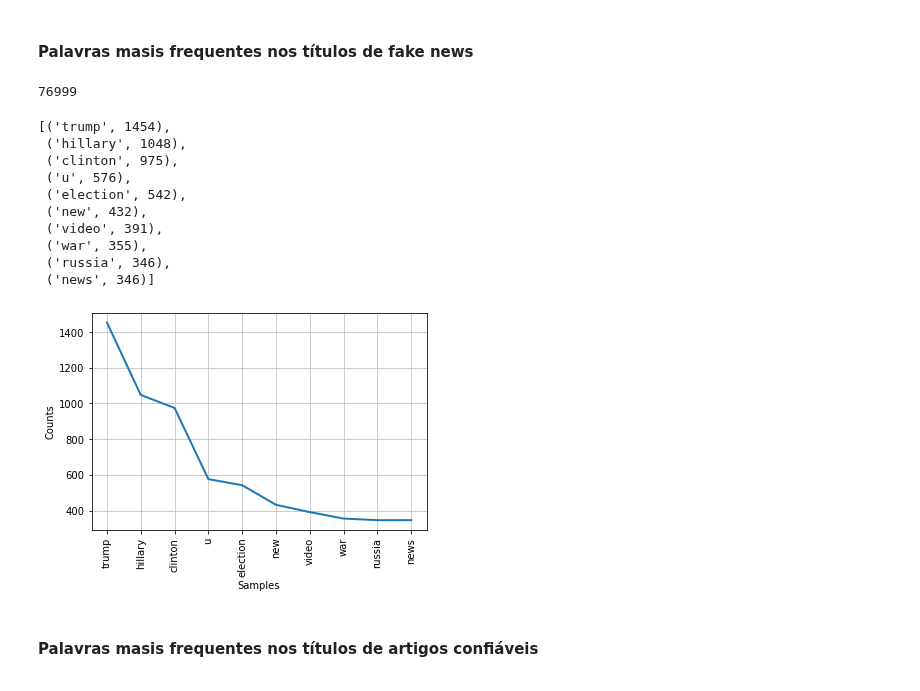
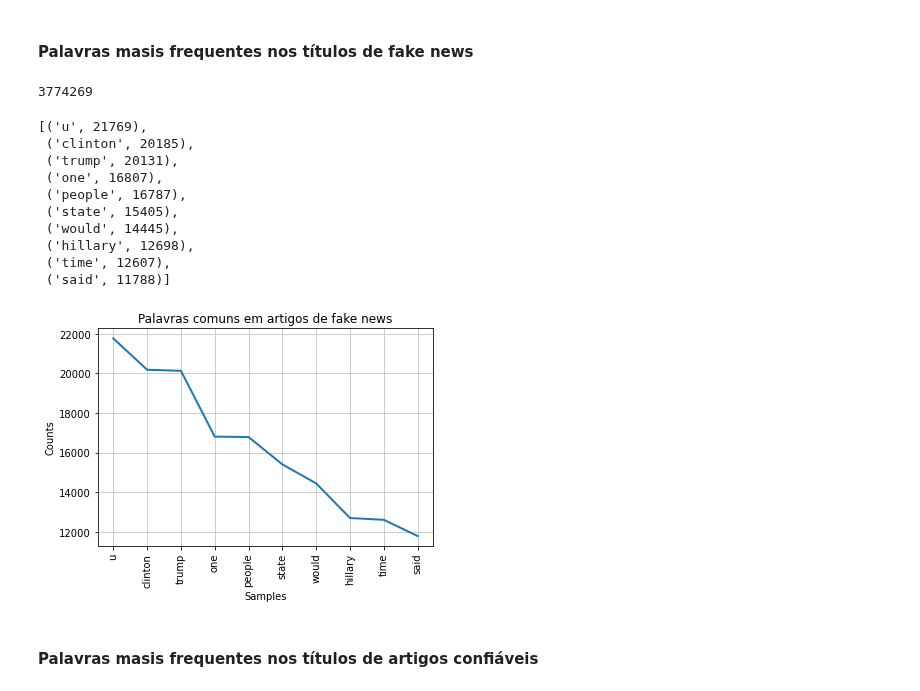
Before and after one commit to GabrielAsato/Curso_DS_Degree, a Jupyter notebook: Módulo 13 - Dados Não Estruturados II/Exercicio_20220902_GabrielAsato.ipynb, the cells around one changed output. Drawn from its saved outputs; the diff is of its cells as text; code cells hidden in the pictures.

Commit message:
Case Fake News

```diff
--- a/Módulo 13 - Dados Não Estruturados II/Exercicio_20220902_GabrielAsato.ipynb
+++ b/Módulo 13 - Dados Não Estruturados II/Exercicio_20220902_GabrielAsato.ipynb
@@ -138,8 +138,8 @@ def preprocessing(string, method = 'stem'):
 [nltk_data]   Package punkt is already up-to-date!
 # %%
 # Testando somente com os títulos
-fk_train['filtered_titles'] = fk_train["title"].apply(lambda x: preprocessing(x, "lemma"))
-fk_train['join_words'] = fk_train['filtered_titles'].apply(lambda x: ' '.join(x))
+fk_train['filtered_text'] = fk_train["text"].apply(lambda x: preprocessing(x, "lemma"))
+fk_train['join_words'] = fk_train['filtered_text'].apply(lambda x: ' '.join(x))
 # %%
 fk_train.head()
 # %% [output]
@@ -164,32 +164,32 @@ words_viz_true = fk_train[fk_train["label"] == 0]
 #### Palavras masis frequentes nos títulos de fake news
 # %%
 words_viz_1 = []
-for i in range(len(words_viz_fake["filtered_titles"])):
-    words_viz_1 += words_viz_fake.iloc[i]["filtered_titles"]
+for i in range(len(words_viz_fake["filtered_text"])):
+    words_viz_1 += words_viz_fake.iloc[i]["filtered_text"]
 # %%
 len(words_viz_1)
 # %% [output]
-76999
+3774269
 # %%
 fdist = FreqDist(words_viz_1)
 fdist.most_common(10)
 # %% [output]
-[('trump', 1454),
- ('hillary', 1048),
- ('clinton', 975),
- ('u', 576),
- ('election', 542),
- ('new', 432),
- ('video', 391),
- ('war', 355),
- ('russia', 346),
- ('news', 346)]
+[('u', 21769),
+ ('clinton', 20185),
+ ('trump', 20131),
+ ('one', 16807),
+ ('people', 16787),
+ ('state', 15405),
+ ('would', 14445),
+ ('hillary', 12698),
+ ('time', 12607),
+ ('said', 11788)]
 # %%
 fdist = FreqDist(words_viz_1)
-fdist.plot(10)
+fdist.plot(10, title = "Palavras comuns em artigos de fake news")
 plt.show()
 # %% [output]
-[figure, old version]
+[figure, new version]
 # %% [markdown]
 #### Palavras masis frequentes nos títulos de artigos confiáveis
 # %%
```
Also changed, not shown: parts of 36 cells of this notebook.
